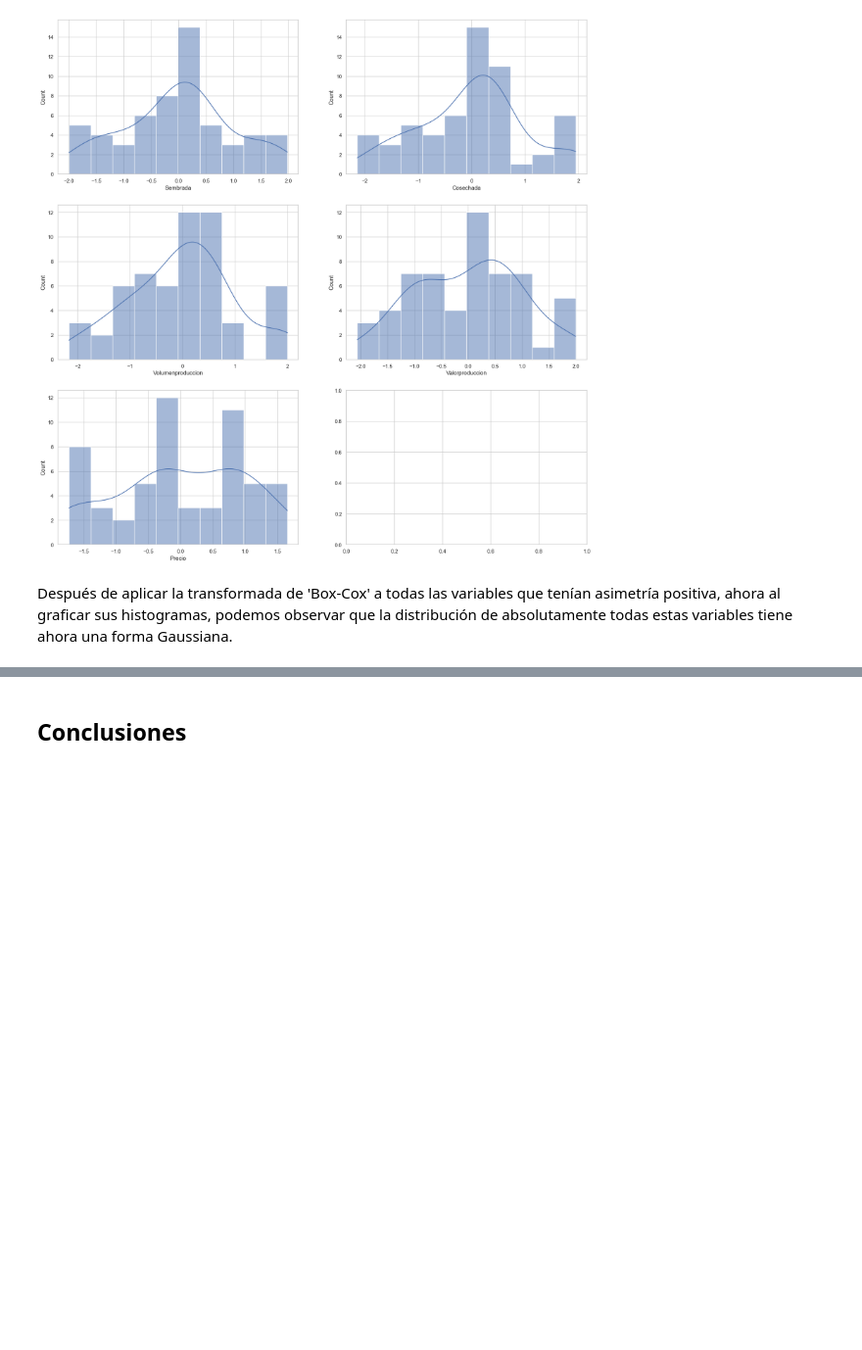
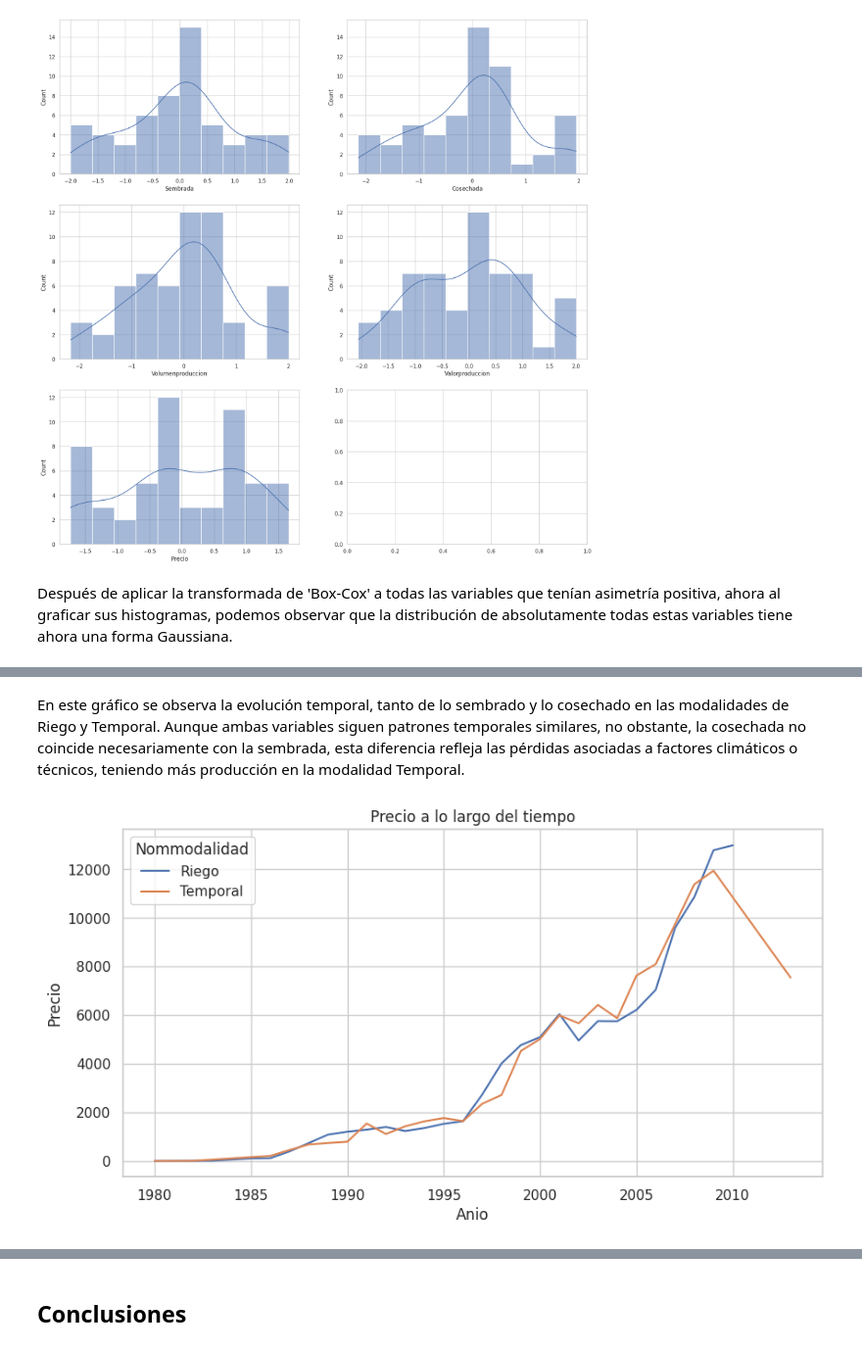
Before and after one commit to juan-pablo-lopez/tc5035-ene26-equipo29, a Jupyter notebook: Avance1.Equipo29.ipynb, the cells around one changed output, grey strips where cells are left out. Shown at 98% size. Drawn from its saved outputs; the diff is of its cells as text; code cells hidden in the pictures; blank space fills up the shorter version.

```diff
--- a/Avance1.Equipo29.ipynb
+++ b/Avance1.Equipo29.ipynb
@@ -927,0 +965,9 @@ Por otro lado, como se observó que la variable categórica 'Nommodalidad' tiene
+# %% [markdown]
+En este gráfico se observa la evolución temporal, tanto de lo sembrado y lo cosechado en las modalidades de Riego y Temporal. Aunque ambas variables siguen patrones temporales similares, no obstante, la  cosechada no coincide necesariamente con la sembrada, esta diferencia refleja las pérdidas asociadas a factores climáticos o técnicos, teniendo más producción en la modalidad Temporal.
+# %%
+# Precio en las modalidades de riego y temporal a lo largo de los años
+plt.title("Precio a lo largo del tiempo")
+sns.lineplot( x="Anio", y="Precio", hue="Nommodalidad", data=df_og)
+plt.show()
+# %% [output]
+[figure, added]
```
Also changed, not shown: parts of 60 cells of this notebook.
